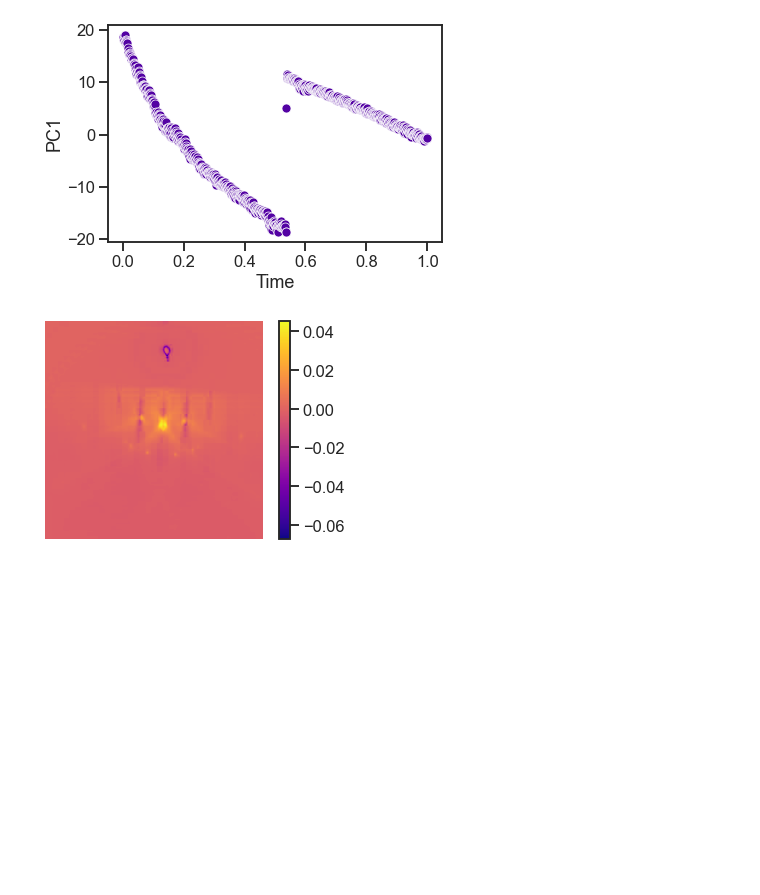
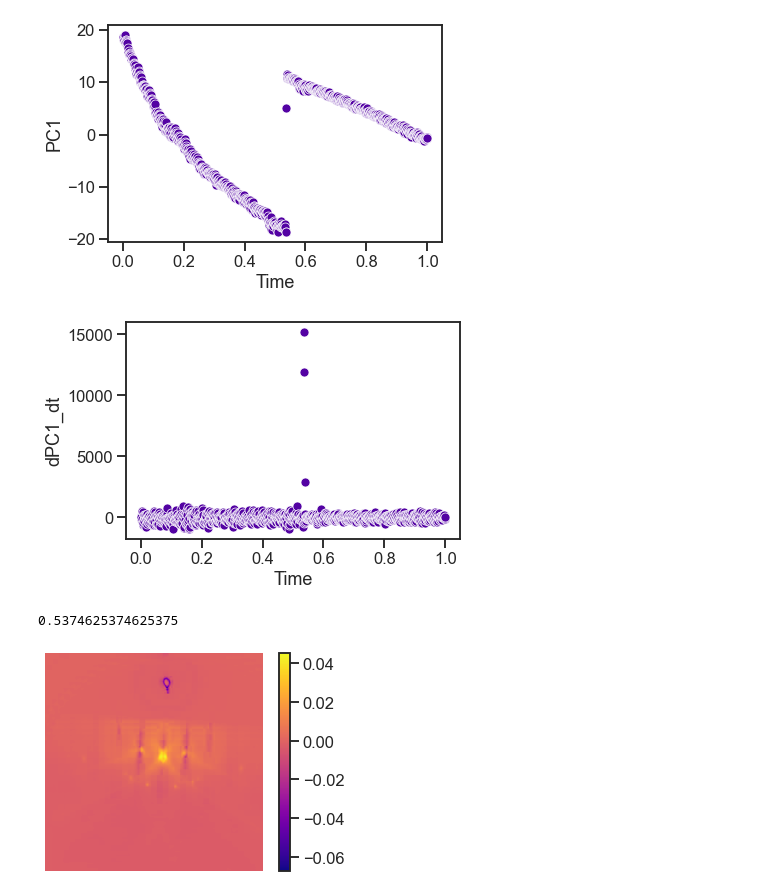
Before and after one commit to ncfrey/rheed-viz, a Jupyter notebook: Rheed-viz.ipynb, the cells around one changed output. Drawn from its saved outputs; the diff is of its cells as text; code cells hidden in the pictures; blank space fills up the shorter version.

```diff
--- a/Rheed-viz.ipynb
+++ b/Rheed-viz.ipynb
@@ -171,6 +171,18 @@ pc_df.head()
 sns.scatterplot(data=pc_df, x='Time', y='PC1');
 # %% [output]
 [figure]
+# %%
+grad = np.gradient(pc_df['PC1'], pc_df['Time'])
+# %%
+pc_df['dPC1_dt'] = grad
+# %%
+sns.scatterplot(data=pc_df, x='Time', y='dPC1_dt');
+# %% [output]
+[figure, added]
+# %%
+pc_df['Time'].iloc[pc_df['dPC1_dt'].argmax()]  # find intensity change in the images
+# %% [output]
+0.5374625374625375
 # %%
 # plot second PC
 plt.imshow(components[1].reshape(dims), cmap = "plasma");
```
Also changed, not shown: parts of 1 cell of this notebook.
